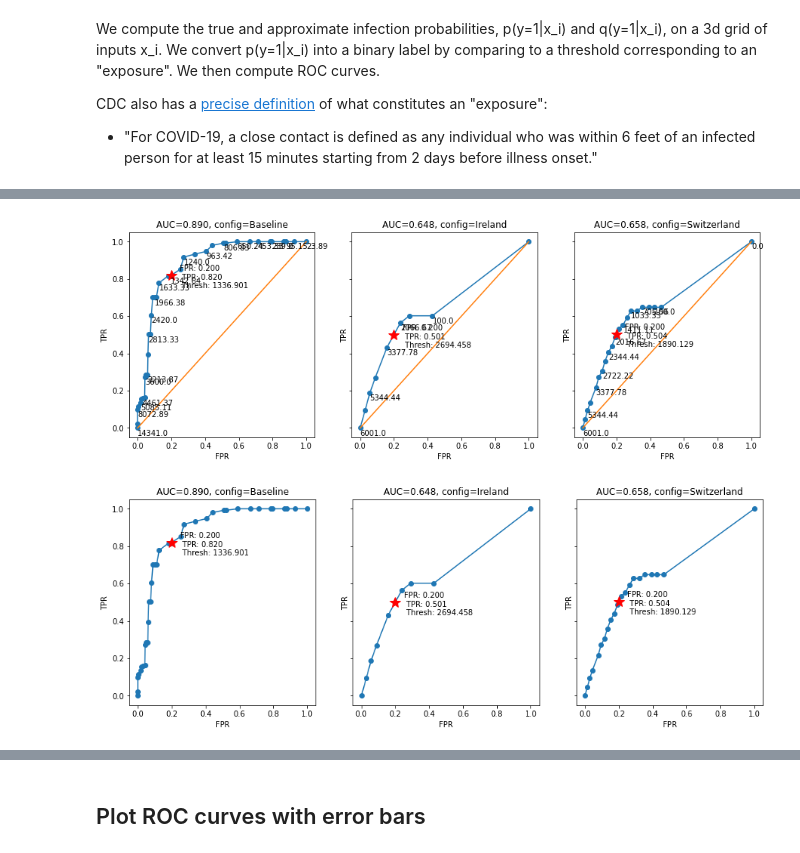
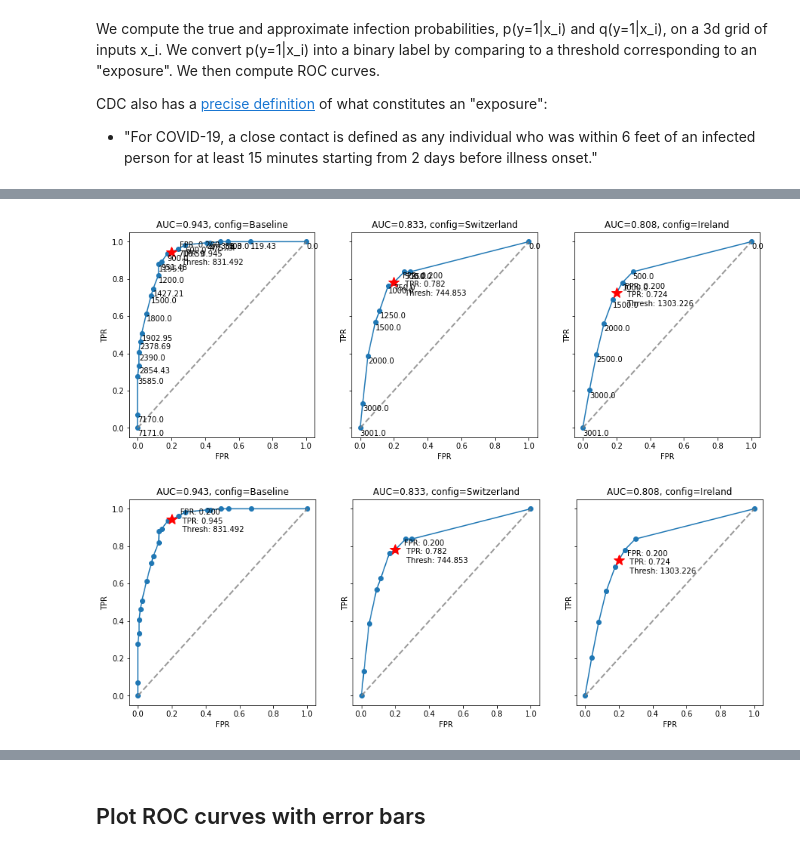
Before and after one commit to probml/covid19, a Jupyter notebook: risk-score-tuner/covid19_risk_score_tuner_github.ipynb, the cells around one changed output, grey strips where cells are left out. Cells and saved outputs as stored; diff of their text form; code cells hidden in the pictures.

```diff
--- a/risk-score-tuner/covid19_risk_score_tuner_github.ipynb
+++ b/risk-score-tuner/covid19_risk_score_tuner_github.ipynb
@@ -817,15 +949,53 @@ def find_operating_threshold(fpr, tpr, thresholds, target_fpr):
   thresh = np.interp(target_fpr, fpr, thresholds)
   target_tpr = np.interp(target_fpr, fpr, tpr)
   return thresh, target_tpr
+# %%
+
+def compute_ROC_curve(data, params, config,  pthresh=pthresh_cdc):
+  ps = prob_infection_grid(data, params)
+  rs = risk_score_grid(data, config)
+  yhat = (ps > pthresh)
+  fpr, tpr, thresholds = metrics.roc_curve(yhat, rs)
+  auc = metrics.auc(fpr, tpr)
+  results = {'fpr': fpr, 'tpr': tpr, 'thresholds': thresholds, 'auc': auc}
+  return results
+# %%
+def plot_ROC_curves(data, params, config_list, target_fpr=0.1, pthresh=pthresh_cdc, debug=False):
+  n = len(config_list)
+  fig, axs = plt.subplots(1,n, figsize=(5*n,5), sharex=True, sharey=True)
+  for i, config in enumerate(config_list):
+    res = compute_ROC_curve(data, params, config, pthresh)
+    fpr = res['fpr']; tpr = res['tpr'];
+    thresholds = res['thresholds']; auc = res['auc']
+    ax = axs[i]
+    ax.plot(res['fpr'], res['tpr'], 'o-', label="ROC curve")
+    ax.plot([0, 1], [0, 1], linestyle='--', lw=2, color='gray', alpha=0.8)
+    ax.set_title('AUC={:0.3f}, config={}'.format(res['auc'], config.name))
+    ax.set_xlabel('FPR')
+    ax.set_ylabel('TPR')
+    target_thresh, target_tpr = find_operating_threshold(
+        fpr, tpr, thresholds, target_fpr)
+    ax.plot(target_fpr, target_tpr, 'r*', markersize=15)
+    dx = 0.05
+    dy = -0.07
+    txt = 'FPR: {:0.3f}\n TPR: {:0.3f}\n Thresh: {:0.3f}'.format(
+          target_fpr, target_tpr, target_thresh)
+    ax.text(target_fpr + dx, target_tpr + dy, txt)
+
+    if debug:
+      step = 1
+      for x, y, txt in zip(fpr[::step], tpr[::step], thresholds[::step]):
+        ax.annotate(np.round(txt,2), (x, y-0.04))
 # %%
-config_list = [config_baseline, config_ireland, config_swiss]
+config_list = [config_baseline, config_swiss, config_ireland]
 params = ModelParams()
-plot_ROC_curves_struct(params, config_list, target_fpr=0.2, debug=True)
+data = make_input_data(sigma=0, nsamples=0)
+plot_ROC_curves(data, params, config_list, target_fpr=0.2, debug=True)
 # %% [output]
-[figure, old version]
+[figure, new version]
 # %%
-config_list = [config_baseline, config_ireland, config_swiss]
-params = ModelParams()
-plot_ROC_curves_struct(params, config_list, target_fpr=0.2)
+
+params = ModelParams(distance_fun='quadratic', distance_Dmin=1.0)
+plot_ROC_curves(data, params, config_list, target_fpr=0.2)
 # %% [output]
-[figure, old version]
+[figure, new version]
```
Also changed, not shown: parts of 46 cells of this notebook.
